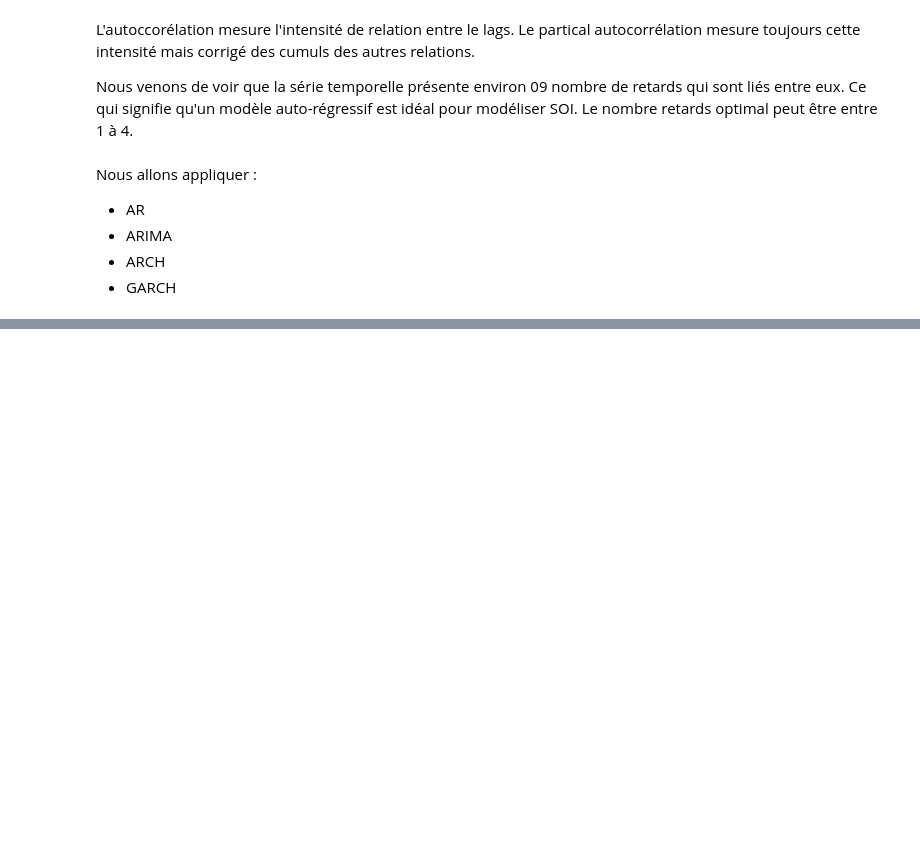
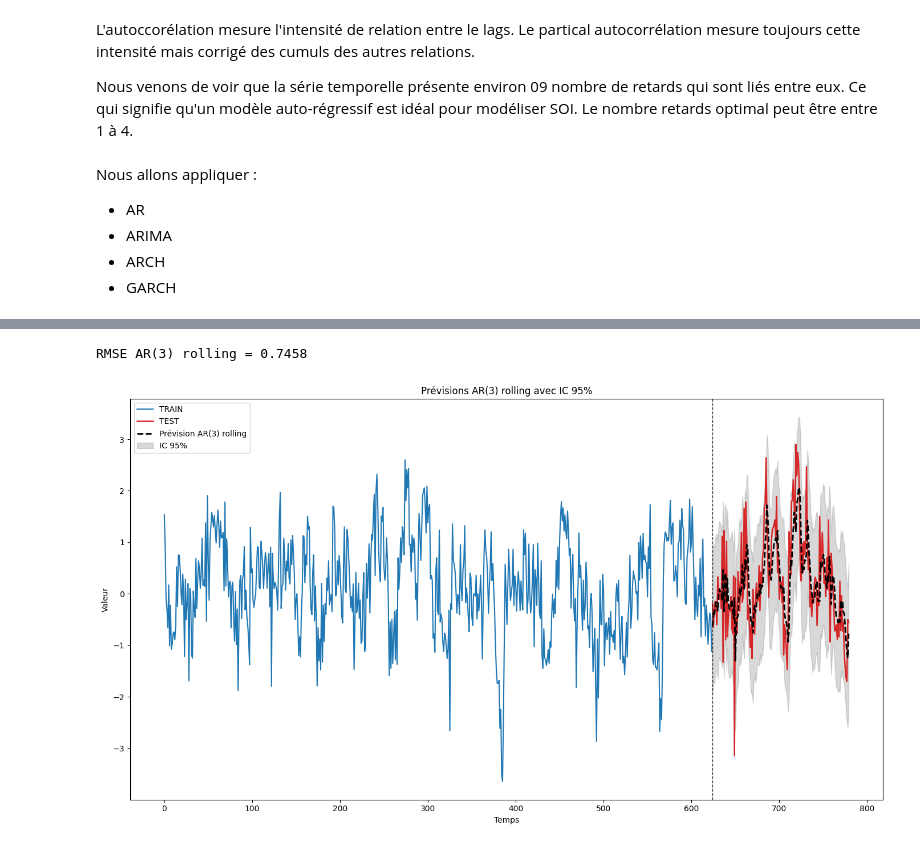
Before and after one commit to MitaDataAI/Time-Series-fundamentals, a Jupyter notebook: 4_Southern_oscillation_index.ipynb, the cells around one changed output, grey strips where cells are left out. Saved outputs shown, nothing was run; the diff lists cells and outputs as text; code cells hidden in the pictures; blank space fills up the shorter version.

```diff
--- a/4_Southern_oscillation_index.ipynb
+++ b/4_Southern_oscillation_index.ipynb
@@ -102,0 +316,55 @@ n = len
+# %%
+import numpy as np
+import pandas as pd
+import matplotlib.pyplot as plt
+from statsmodels.tsa.ar_model import AutoReg
+from sklearn.metrics import mean_squared_error
+
+# --- Prévision rolling (walk-forward) ---
+history = list(y_train)
+rolling_preds = []
+conf_low = []   # <-- corrige l'initialisation
+conf_high = []  # <--
+
+z = 1.96  # IC 95%
+
+for t in range(len(y_test)):
+    model = AutoReg(history, lags=3, old_names=False).fit()
+    yhat = model.predict(start=len(history), end=len(history), dynamic=False)
+
+    # récupère la prévision 1-pas (ndarray ou Series possible selon la version)
+    yhat_val = yhat[0] if isinstance(yhat, (np.ndarray, list)) else yhat.iloc[0]
+    rolling_preds.append(yhat_val)
+
+    # Intervalle de confiance (approximation : ±1.96 * sigma des innovations)
+    sigma = np.sqrt(model.sigma2)
+    conf_low.append(yhat_val - z * sigma)
+    conf_high.append(yhat_val + z * sigma)
+
+    # on ajoute la vraie valeur au "train"
+    history.append(y_test.iloc[t])
+
+rolling_preds = pd.Series(rolling_preds, index=y_test.index)
+conf_low = pd.Series(conf_low, index=y_test.index)
+conf_high = pd.Series(conf_high, index=y_test.index)
+
+# --- RMSE ---
+rmse_rolling = np.sqrt(mean_squared_error(y_test, rolling_preds))
+print(f"RMSE AR(3) rolling = {rmse_rolling:.4f}")
+
+# --- Graphique ---
+plt.figure(figsize=(14,8))
+plt.plot(y_train.index, y_train.values, color="tab:blue", linewidth=1.5, label="TRAIN")
+plt.plot(y_test.index, y_test.values, color="tab:red", linewidth=1.8, label="TEST")
+plt.plot(y_test.index, rolling_preds.values, color="black", linewidth=2, linestyle="--", label="Prévision AR(3) rolling")
+plt.fill_between(y_test.index, conf_low.values, conf_high.values, color="gray", alpha=0.3, label="IC 95%")
+plt.axvline(y_test.index[0], linestyle="--", linewidth=1, color="black", alpha=0.8)
+plt.title("Prévisions AR(3) rolling avec IC 95%")
+plt.xlabel("Temps")
+plt.ylabel("Valeur")
+plt.legend(loc="upper left")
+plt.tight_layout()
+plt.show()
+# %% [output]
+RMSE AR(3) rolling = 0.7458
+[figure, added]
```
Also changed, not shown: parts of 22 cells of this notebook.
